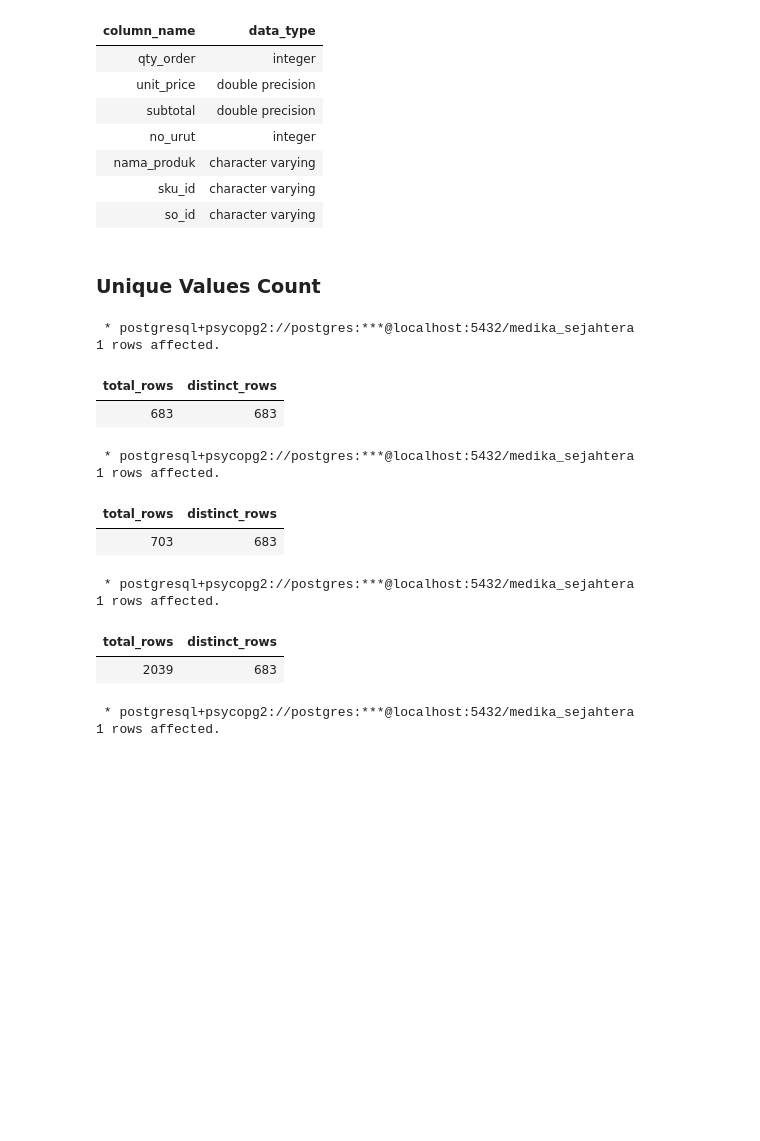
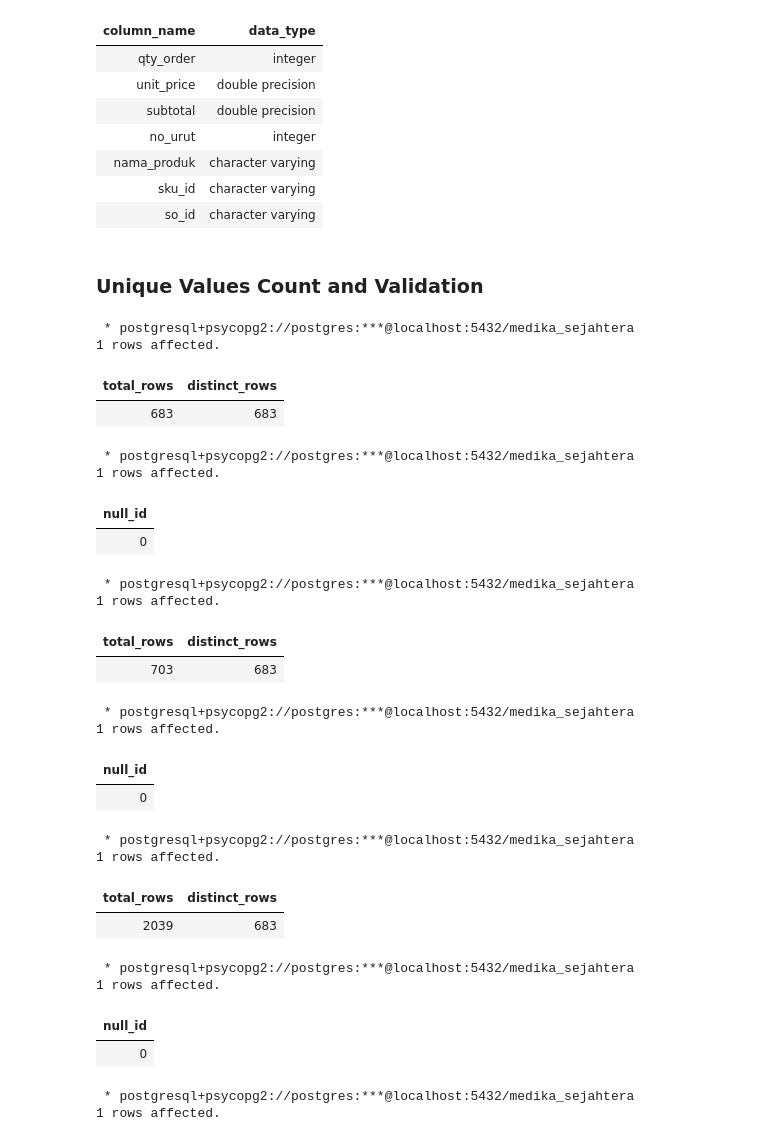
Before and after one commit to Rpfitrah/return-analysis-medika-sejahtera, a Jupyter notebook: Notebook/01_data_understanding.ipynb, the cells around one changed output. Saved outputs shown, nothing was run; the diff lists cells and outputs as text; code cells hidden in the pictures; blank space fills up the shorter version.

```diff
--- a/Notebook/01_data_understanding.ipynb
+++ b/Notebook/01_data_understanding.ipynb
@@ -568,7 +568,7 @@ WHERE
 | sku_id | character varying |
 | so_id | character varying |
 # %% [markdown]
-### Unique Values Count
+### Unique Values Count and Validation
 # %%
 %%sql
 
@@ -581,6 +581,19 @@ FROM dn_data
 1 rows affected.
 | total_rows | distinct_rows |
 | 683 | 683 |
+# %%
+%%sql
+
+SELECT
+    COUNT(*) AS null_id
+FROM dn_data
+WHERE
+    dn_id IS NULL
+# %% [output]
+ * postgresql+psycopg2://postgres:***@localhost:5432/medika_sejahtera
+1 rows affected.
+| null_id |
+| 0 |
 # %%
 %%sql
 
@@ -593,6 +606,19 @@ FROM invoice_data
 1 rows affected.
 | total_rows | distinct_rows |
 | 703 | 683 |
+# %%
+%%sql
+
+SELECT
+    COUNT(*) AS null_id
+FROM invoice_data
+WHERE
+    invoice_id IS NULL
+# %% [output]
+ * postgresql+psycopg2://postgres:***@localhost:5432/medika_sejahtera
+1 rows affected.
+| null_id |
+| 0 |
 # %%
 %%sql
 
@@ -605,6 +631,19 @@ FROM invoice_detail
 1 rows affected.
 | total_rows | distinct_rows |
 | 2039 | 683 |
+# %%
+%%sql
+
+SELECT
+    COUNT(*) AS null_id
+FROM invoice_detail
+WHERE
+    invoice_id IS NULL
+# %% [output]
+ * postgresql+psycopg2://postgres:***@localhost:5432/medika_sejahtera
+1 rows affected.
+| null_id |
+| 0 |
 # %%
 %%sql
 
```
Also changed, not shown: parts of 6 cells of this notebook.
